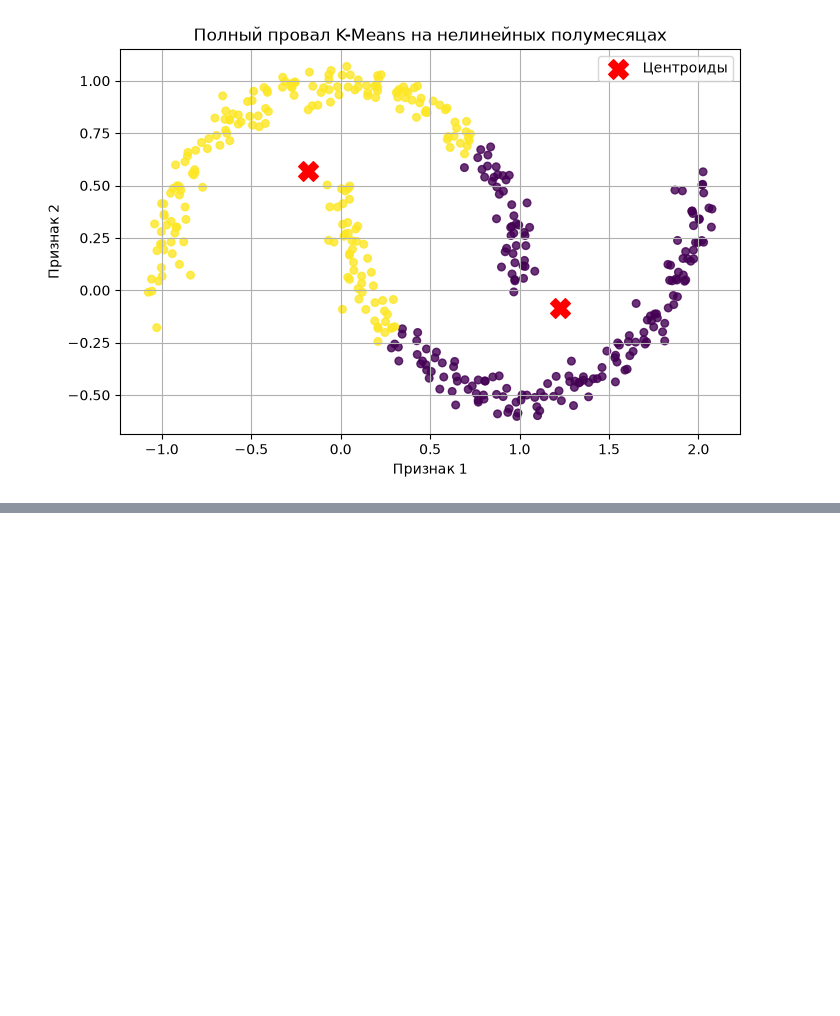
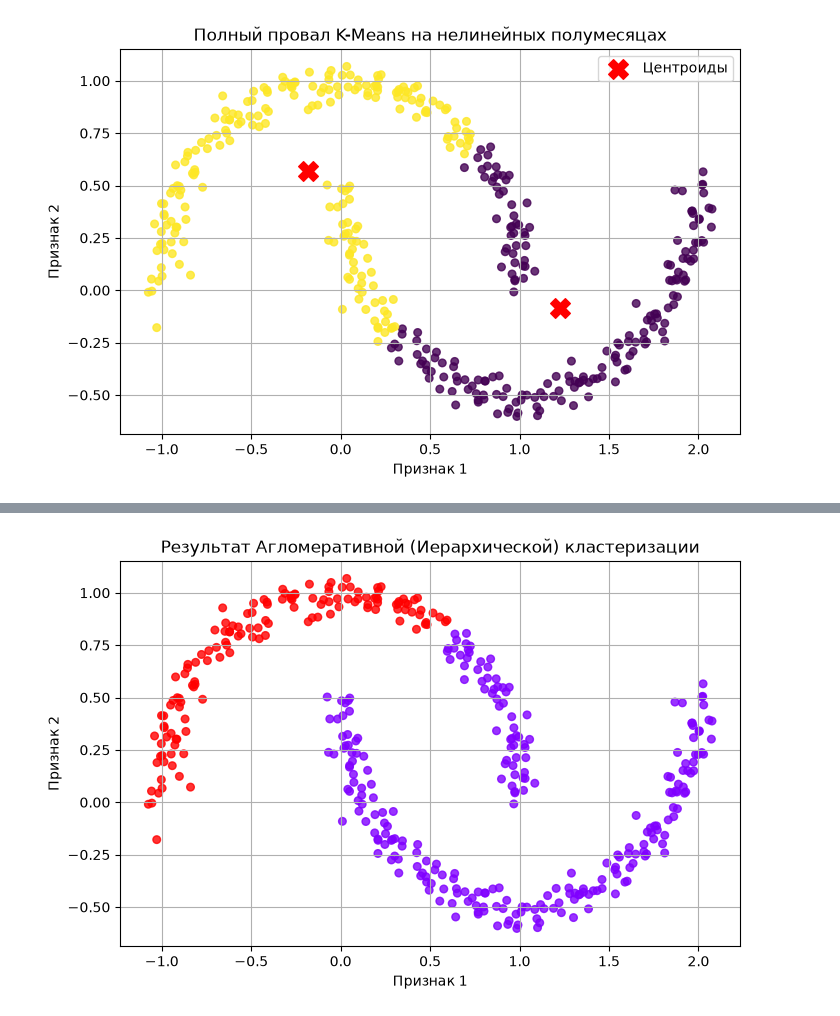
Before and after one commit to Uliana-int/SVM-small-project, a Jupyter notebook: usupervised_learning.ipynb, the cells around one changed output, grey strips where cells are left out. Saved outputs shown, nothing was run; the diff lists cells and outputs as text; code cells hidden in the pictures; blank space fills up the shorter version.

```diff
--- a/usupervised_learning.ipynb
+++ b/usupervised_learning.ipynb
@@ -86,0 +194,15 @@ plt.show()
+# %%
+from sklearn.cluster import AgglomerativeClustering
+
+agg_clf = AgglomerativeClustering(n_clusters=2)
+y_pred_agg = agg_clf.fit_predict(X_moons)
+
+plt.figure(figsize=(8, 5))
+plt.scatter(X_moons[:, 0], X_moons[:, 1], c=y_pred_agg, cmap='rainbow', s=30, alpha=0.8)
+plt.title("Результат Агломеративной (Иерархической) кластеризации")
+plt.xlabel("Признак 1")
+plt.ylabel("Признак 2")
+plt.grid(True)
+plt.show()
+# %% [output]
+[figure, added]
```
Also changed, not shown: parts of 9 cells of this notebook.
